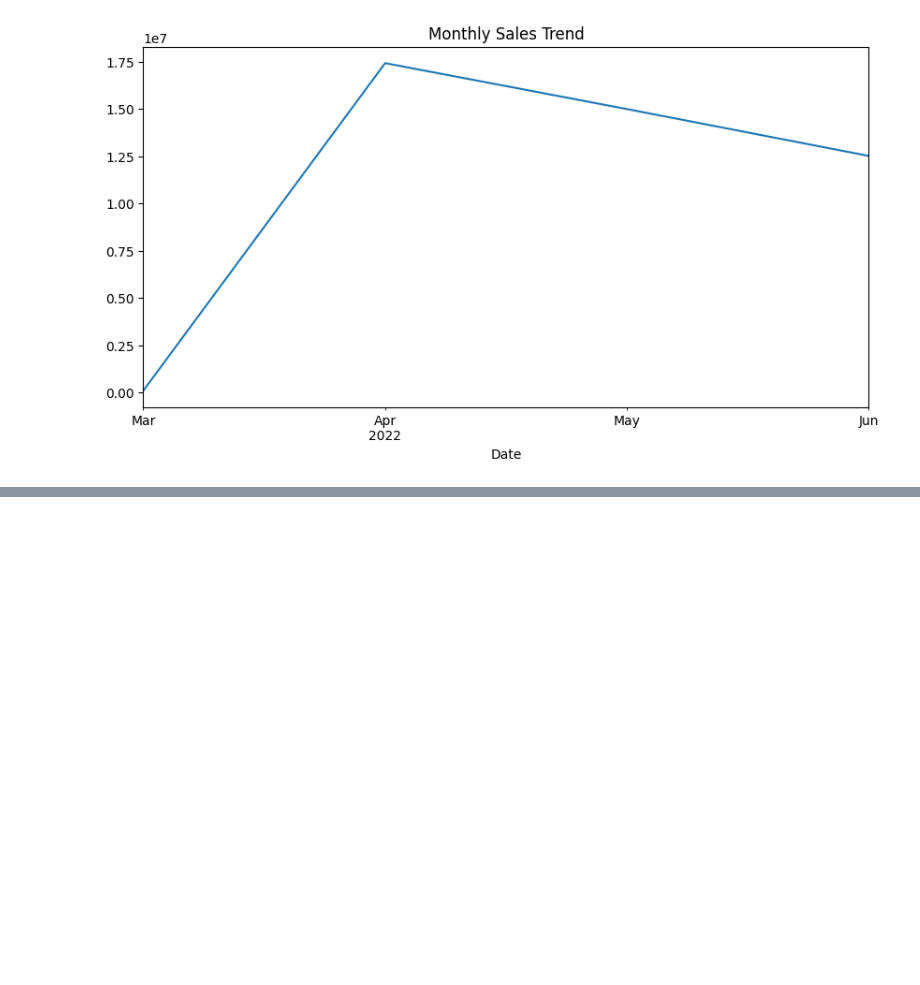
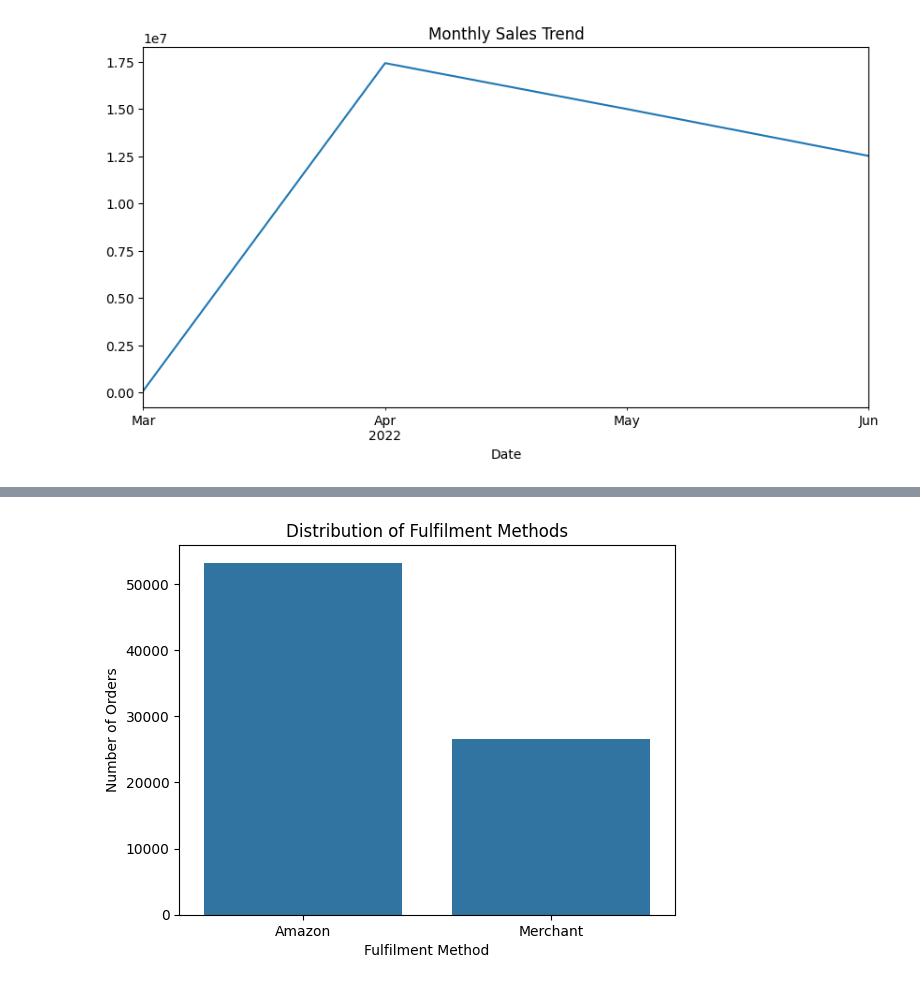
Before and after one commit to Yash0584/Amazon-Sales, a Jupyter notebook: Amazon_Sales.ipynb, the cells around one changed output, grey strips where cells are left out. Drawn from its saved outputs; the diff is of its cells as text; code cells hidden in the pictures; blank space fills up the shorter version.

```diff
--- a/Amazon_Sales.ipynb
+++ b/Amazon_Sales.ipynb
@@ -220,0 +221,12 @@ Passing `palette` without assigning `hue` is deprecated and will be removed in v
+# %%
+import seaborn as sns
+import matplotlib.pyplot as plt
+df['Fulfilment'].value_counts()
+
+sns.countplot(data=df, x='Fulfilment', order=df['Fulfilment'].value_counts().index)
+plt.title("Distribution of Fulfilment Methods")
+plt.xlabel("Fulfilment Method")
+plt.ylabel("Number of Orders")
+plt.show()
+# %% [output]
+[figure, added]
```
Also changed, not shown: parts of 6 cells of this notebook.
